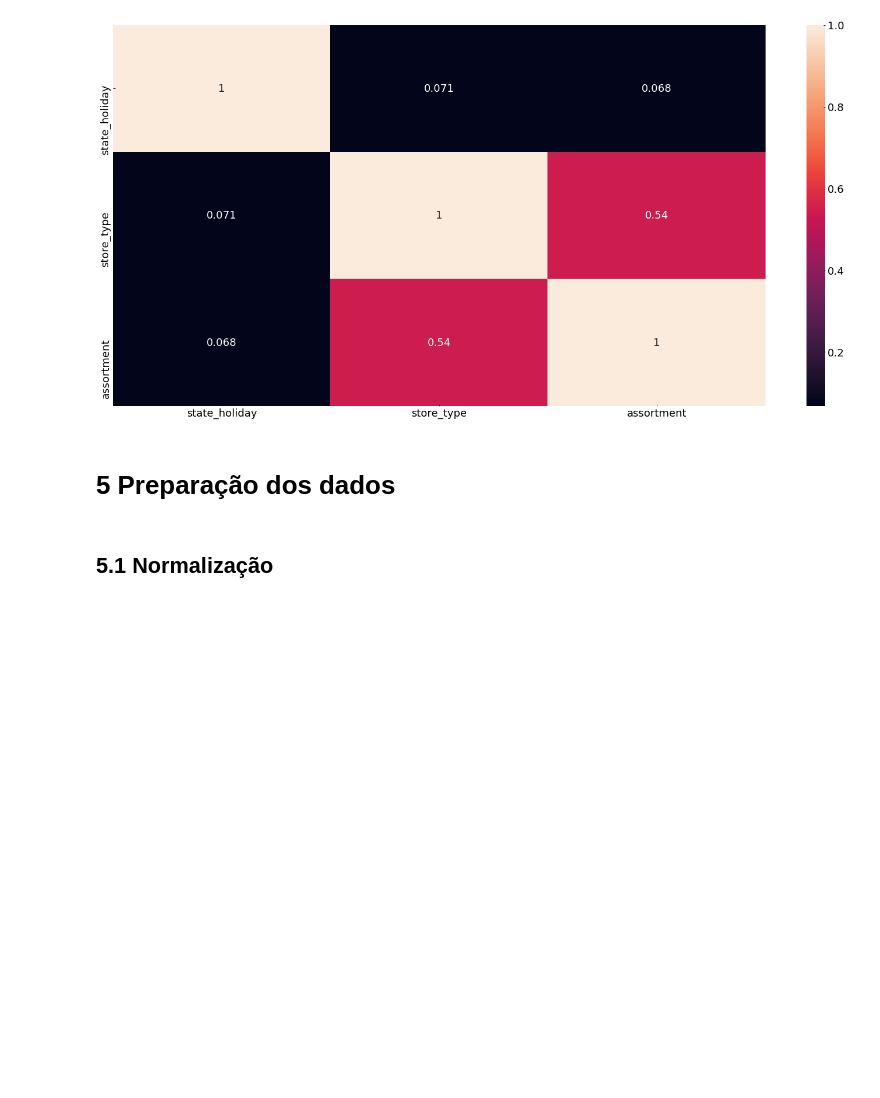
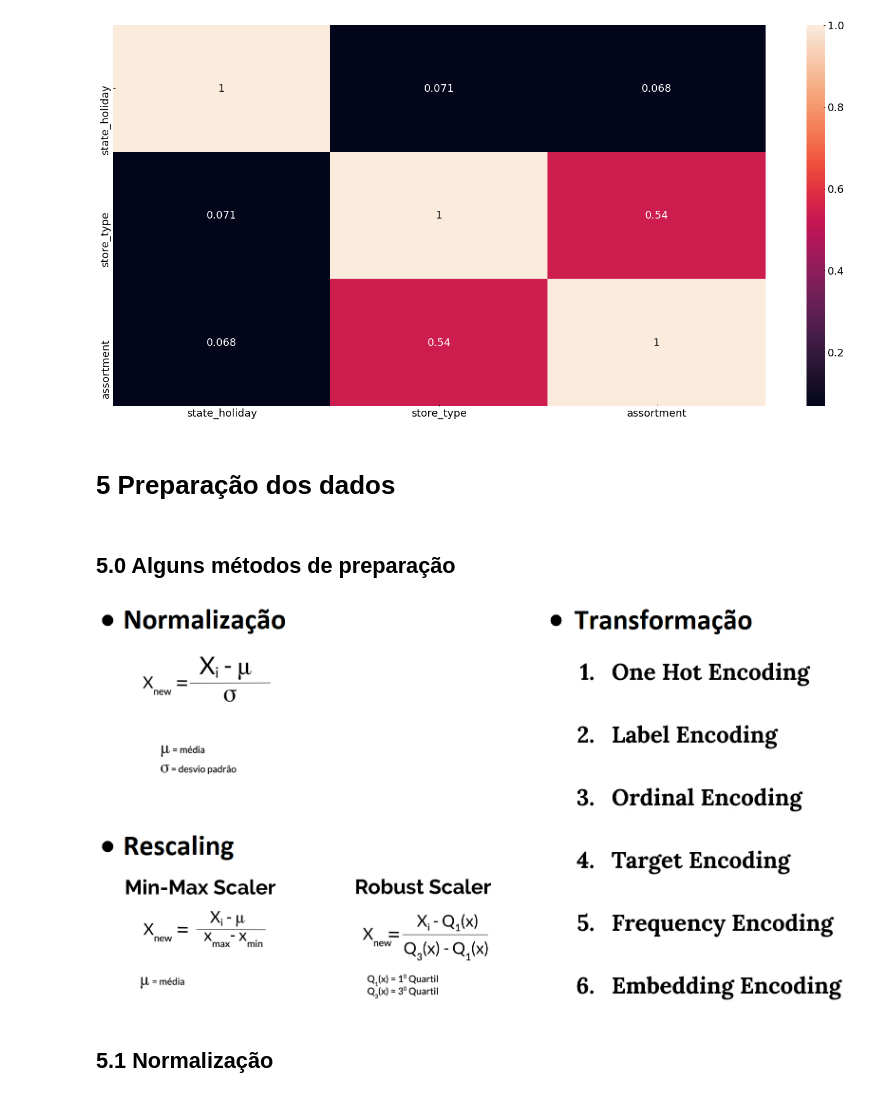
Before and after one commit to paixaols/rossmann-store-sales, a Jupyter notebook: Rossmann_sales_prediction.ipynb, the cells around one changed output. Cells and saved outputs as stored; diff of their text form; code cells hidden in the pictures; blank space fills up the shorter version.

```diff
--- a/Rossmann_sales_prediction.ipynb
+++ b/Rossmann_sales_prediction.ipynb
@@ -715,6 +717,12 @@ sns.heatmap(d, annot = True)
 # 5 Preparação dos dados
 # %%
 df5 = df4.copy()
+# %% [markdown]
+## 5.0 Alguns métodos de preparação
+# %%
+Image('img/DataPreparation.png')
+# %% [output]
+[figure, added]
 # %% [markdown]
 ## 5.1 Normalização
 # %% [markdown]
```
Also changed, not shown: parts of 19 cells of this notebook.
